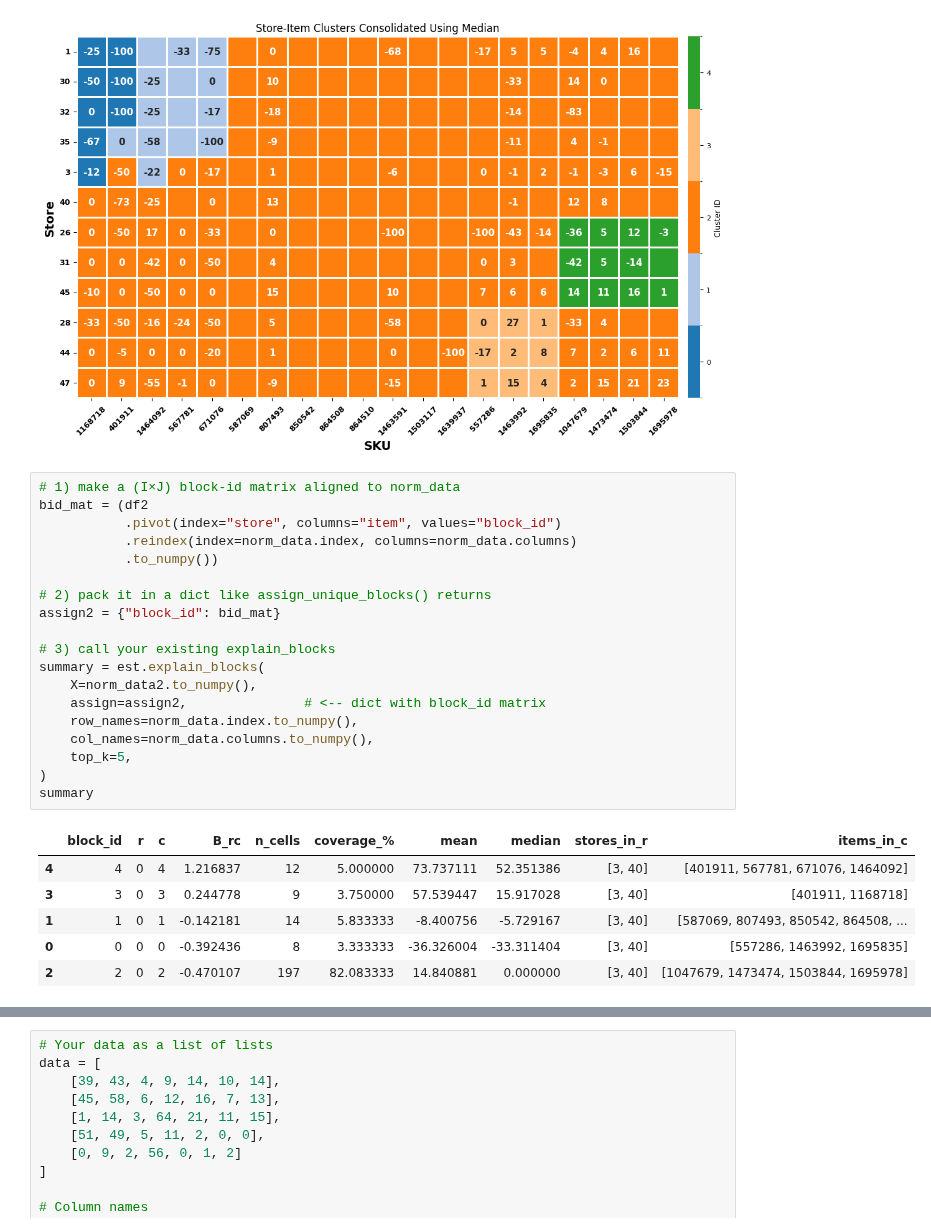
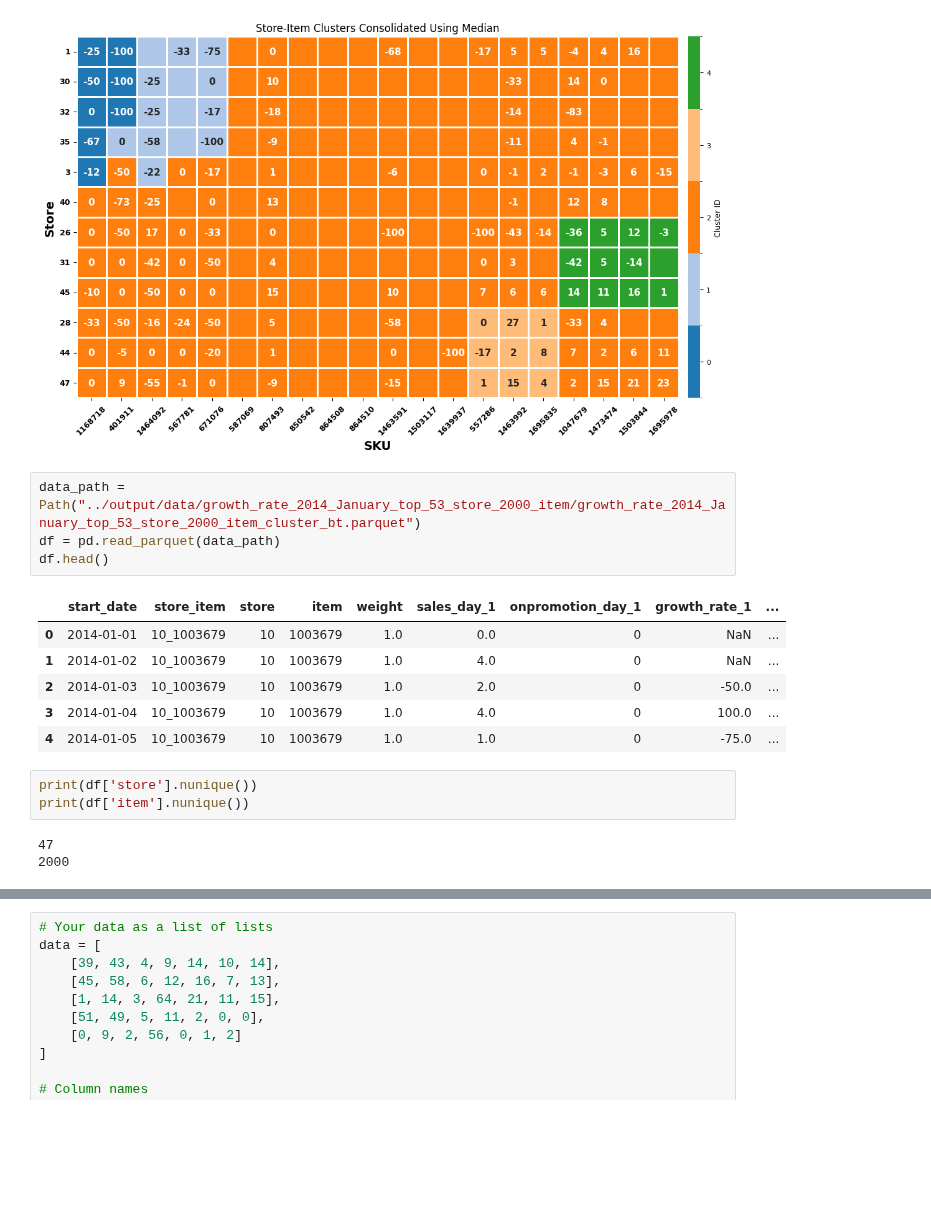
Before and after one commit to ygrepo/kaggle_favorita_grocery_sales_forecasting, a Jupyter notebook: notebook/analysis.ipynb, the cells around one changed output, grey strips where cells are left out. Cells and saved outputs as stored; diff of their text form; blank space fills up the shorter version.

```diff
--- a/notebook/analysis.ipynb
+++ b/notebook/analysis.ipynb
@@ -889,28 +893,19 @@ plot_block_annot_heatmap(
 2025-09-04 12:15:01,118 - INFO - Saving plot to ../output/figures/store_item_Jan_2014_median_aggregated_heatmap.tiff
 [figure]
 # %%
-# 1) make a (I×J) block-id matrix aligned to norm_data
-bid_mat = (df2
-           .pivot(index="store", columns="item", values="block_id")
-           .reindex(index=norm_data.index, columns=norm_data.columns)
-           .to_numpy())
-
-# 2) pack it in a dict like assign_unique_blocks() returns
-assign2 = {"block_id": bid_mat}
-
-# 3) call your existing explain_blocks
-summary = est.explain_blocks(
-    X=norm_data2.to_numpy(),
-    assign=assign2,               # <-- dict with block_id matrix
-    row_names=norm_data.index.to_numpy(),
-    col_names=norm_data.columns.to_numpy(),
-    top_k=5,
-)
-summary
+data_path = Path("../output/data/growth_rate_2014_January_top_53_store_2000_item/growth_rate_2014_January_top_53_store_2000_item_cluster_bt.parquet")
+df = pd.read_parquet(data_path)
+df.head()
 # %% [output]
-|  | block_id | r | c | B_rc | n_cells | coverage_% | mean | median | stores_in_r | items_in_c |
-| 4 | 4 | 0 | 4 | 1.216837 | 12 | 5.000000 | 73.737111 | 52.351386 | [3, 40] | [401911, 567781, 671076, 1464092] |
-| 3 | 3 | 0 | 3 | 0.244778 | 9 | 3.750000 | 57.539447 | 15.917028 | [3, 40] | [401911, 1168718] |
-| 1 | 1 | 0 | 1 | -0.142181 | 14 | 5.833333 | -8.400756 | -5.729167 | [3, 40] | [587069, 807493, 850542, 864508, ... |
-| 0 | 0 | 0 | 0 | -0.392436 | 8 | 3.333333 | -36.326004 | -33.311404 | [3, 40] | [557286, 1463992, 1695835] |
-| 2 | 2 | 0 | 2 | -0.470107 | 197 | 82.083333 | 14.840881 | 0.000000 | [3, 40] | [1047679, 1473474, 1503844, 1695978] |
+|  | start_date | store_item | store | item | weight | sales_day_1 | onpromotion_day_1 | growth_rate_1 | ... |
+| 0 | 2014-01-01 | 10_1003679 | 10 | 1003679 | 1.0 | 0.0 | 0 | NaN | ... |
+| 1 | 2014-01-02 | 10_1003679 | 10 | 1003679 | 1.0 | 4.0 | 0 | NaN | ... |
+| 2 | 2014-01-03 | 10_1003679 | 10 | 1003679 | 1.0 | 2.0 | 0 | -50.0 | ... |
+| 3 | 2014-01-04 | 10_1003679 | 10 | 1003679 | 1.0 | 4.0 | 0 | 100.0 | ... |
+| 4 | 2014-01-05 | 10_1003679 | 10 | 1003679 | 1.0 | 1.0 | 0 | -75.0 | ... |
+# %%
+print(df['store'].nunique())
+print(df['item'].nunique())
+# %% [output]
+47
+2000
```
Also changed, not shown: parts of 3 cells of this notebook, 1 other file.
